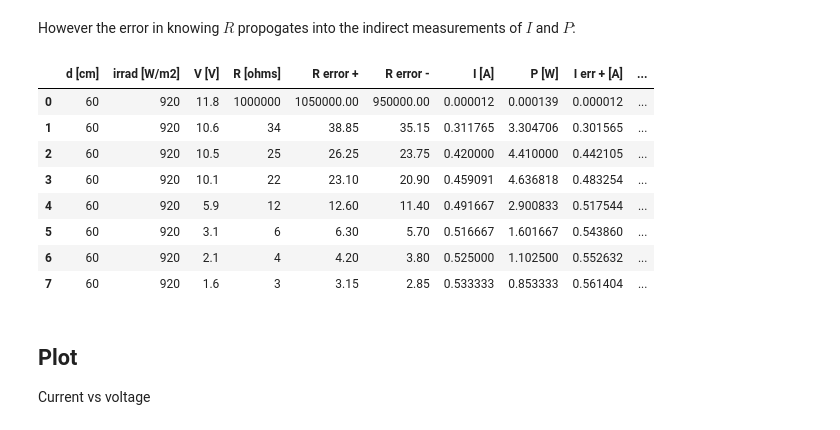
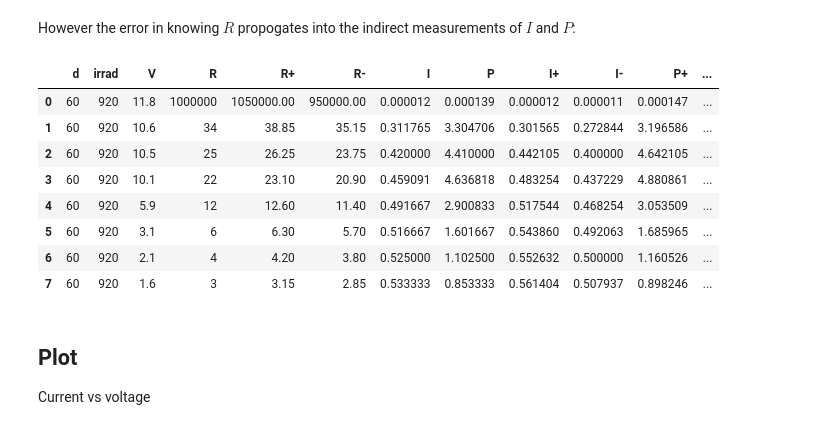
Before and after one commit to woodjmichael/PV-based-systems-lab, a Jupyter notebook: solar_cell_iv_curve_fit.ipynb, the cells around one changed output. Saved outputs shown, nothing was run; the diff lists cells and outputs as text; code cells hidden in the pictures.

```diff
--- a/solar_cell_iv_curve_fit.ipynb
+++ b/solar_cell_iv_curve_fit.ipynb
@@ -34,3 +35,5 @@ df
+# %%
+d.columns = ['d', 'irrad', 'V', 'R', 'R+', 'R-']
 # %% [markdown]
 Calculate current and power.
 
@@ -55,22 +59,21 @@ df
 # %% [markdown]
 However the error in knowing $R$ propogates into the indirect measurements of $I$ and $P$:
-# %%
-df['I err + [A]'] = df['V [V]'] / df['R error -']
-df['I err - [A]'] = df['V [V]'] / df['R error +']
-df['P err + [W]'] = df['V [V]'] * df['I err + [A]']
-df['P err - [W]'] = df['V [V]'] * df['I err - [A]']
-df['P avg [W]'] = ( df['P err + [W]'] + df['P err + [W]'] ) /2
-df
-# %% [output]
-|  | d [cm] | irrad [W/m2] | V [V] | R [ohms] | R error + | R error - | I [A] | P [W] | I err + [A] | ... |
-| 0 | 60 | 920 | 11.8 | 1000000 | 1050000.00 | 950000.00 | 0.000012 | 0.000139 | 0.000012 | ... |
-| 1 | 60 | 920 | 10.6 | 34 | 38.85 | 35.15 | 0.311765 | 3.304706 | 0.301565 | ... |
-| 2 | 60 | 920 | 10.5 | 25 | 26.25 | 23.75 | 0.420000 | 4.410000 | 0.442105 | ... |
-| 3 | 60 | 920 | 10.1 | 22 | 23.10 | 20.90 | 0.459091 | 4.636818 | 0.483254 | ... |
-| 4 | 60 | 920 | 5.9 | 12 | 12.60 | 11.40 | 0.491667 | 2.900833 | 0.517544 | ... |
-| 5 | 60 | 920 | 3.1 | 6 | 6.30 | 5.70 | 0.516667 | 1.601667 | 0.543860 | ... |
-| 6 | 60 | 920 | 2.1 | 4 | 4.20 | 3.80 | 0.525000 | 1.102500 | 0.552632 | ... |
-| 7 | 60 | 920 | 1.6 | 3 | 3.15 | 2.85 | 0.533333 | 0.853333 | 0.561404 | ... |
+# %%
+d['I+'] = d['V'] / d['R-']
+d['I-'] = d['V'] / d['R+']
+d['P+'] = d['V'] * d['I+']
+d['P-'] = d['V'] * d['I-']
+d
+# %% [output]
+|  | d | irrad | V | R | R+ | R- | I | P | I+ | I- | P+ | ... |
+| 0 | 60 | 920 | 11.8 | 1000000 | 1050000.00 | 950000.00 | 0.000012 | 0.000139 | 0.000012 | 0.000011 | 0.000147 | ... |
+| 1 | 60 | 920 | 10.6 | 34 | 38.85 | 35.15 | 0.311765 | 3.304706 | 0.301565 | 0.272844 | 3.196586 | ... |
+| 2 | 60 | 920 | 10.5 | 25 | 26.25 | 23.75 | 0.420000 | 4.410000 | 0.442105 | 0.400000 | 4.642105 | ... |
+| 3 | 60 | 920 | 10.1 | 22 | 23.10 | 20.90 | 0.459091 | 4.636818 | 0.483254 | 0.437229 | 4.880861 | ... |
+| 4 | 60 | 920 | 5.9 | 12 | 12.60 | 11.40 | 0.491667 | 2.900833 | 0.517544 | 0.468254 | 3.053509 | ... |
+| 5 | 60 | 920 | 3.1 | 6 | 6.30 | 5.70 | 0.516667 | 1.601667 | 0.543860 | 0.492063 | 1.685965 | ... |
+| 6 | 60 | 920 | 2.1 | 4 | 4.20 | 3.80 | 0.525000 | 1.102500 | 0.552632 | 0.500000 | 1.160526 | ... |
+| 7 | 60 | 920 | 1.6 | 3 | 3.15 | 2.85 | 0.533333 | 0.853333 | 0.561404 | 0.507937 | 0.898246 | ... |
 # %% [markdown]
 ## Plot
 
```
Also changed, not shown: parts of 18 cells of this notebook.
